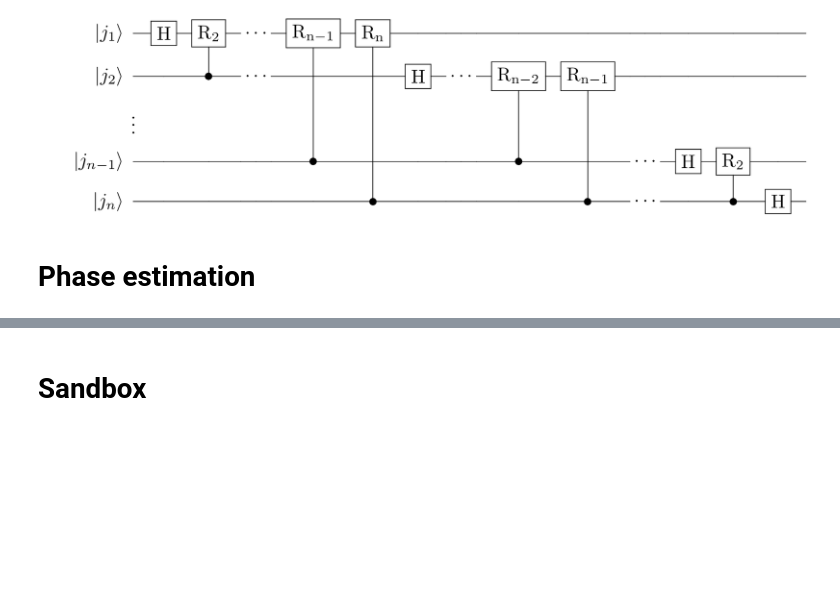
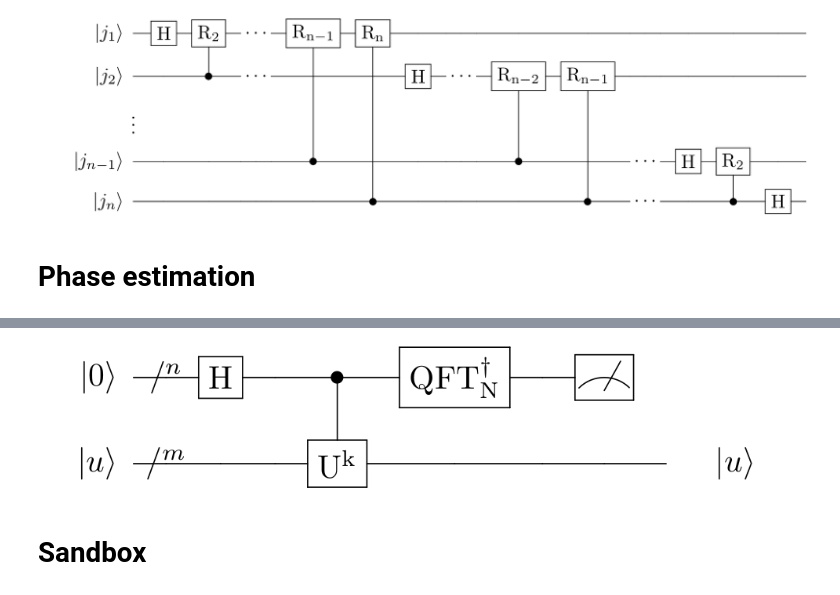
Before and after one commit to gadial/blog, a Jupyter notebook: Notebooks/Quantum Circuits.ipynb, the cells around one changed output, grey strips where cells are left out. Saved outputs shown, nothing was run; the diff lists cells and outputs as text; code cells hidden in the pictures; blank space fills up the shorter version.

```diff
--- a/Notebooks/Quantum Circuits.ipynb
+++ b/Notebooks/Quantum Circuits.ipynb
@@ -221,3 +221,23 @@ draw(latex)
+# %%
+latex = r"""\documentclass[border=2px]{standalone}
+
+\usepackage[braket, qm]{qcircuit}
+\usepackage{graphicx}
+
+\begin{document}
+\scalebox{2.0}{
+    \Qcircuit @C=1em @R=1em {
+    \nghost{1} & \lstick{\ket{0}} &{/}^n\qw & \gate{\mathrm{H}} & \qw  & \ctrl{1} & \gate{\mathrm{QFT_N^\dagger}} & \qw &\meter \\
+    \nghost{1} & \lstick{\ket{u}} &{/}^m\qw & \qw               &\qw & \gate{\mathrm{U^k}} & \qw & \qw & \qw & \qw &\rstick{\ket{u}} & \nghost{\ket{u}}
+}
+}
+
+
+\end{document}"""
+
+draw(latex)
+# %% [output]
+[figure, added]
 # %% [markdown]
 # Sandbox
 # %%
```
Also changed, not shown: parts of 1 cell of this notebook, 14 other files.
